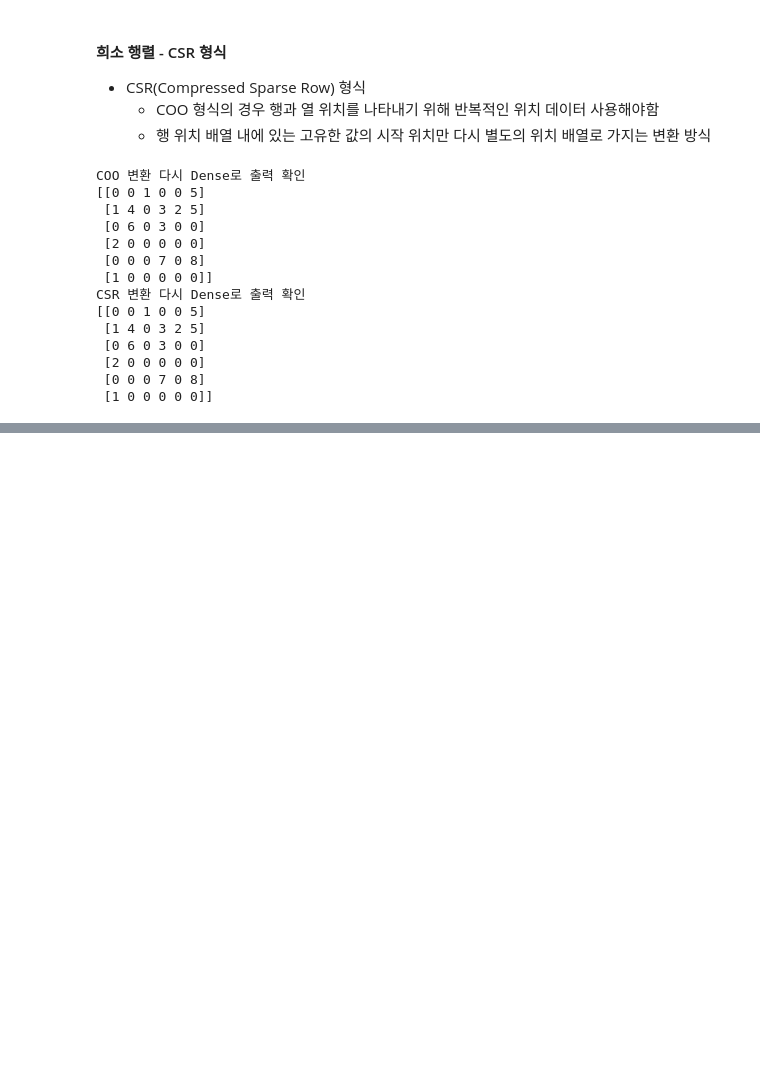
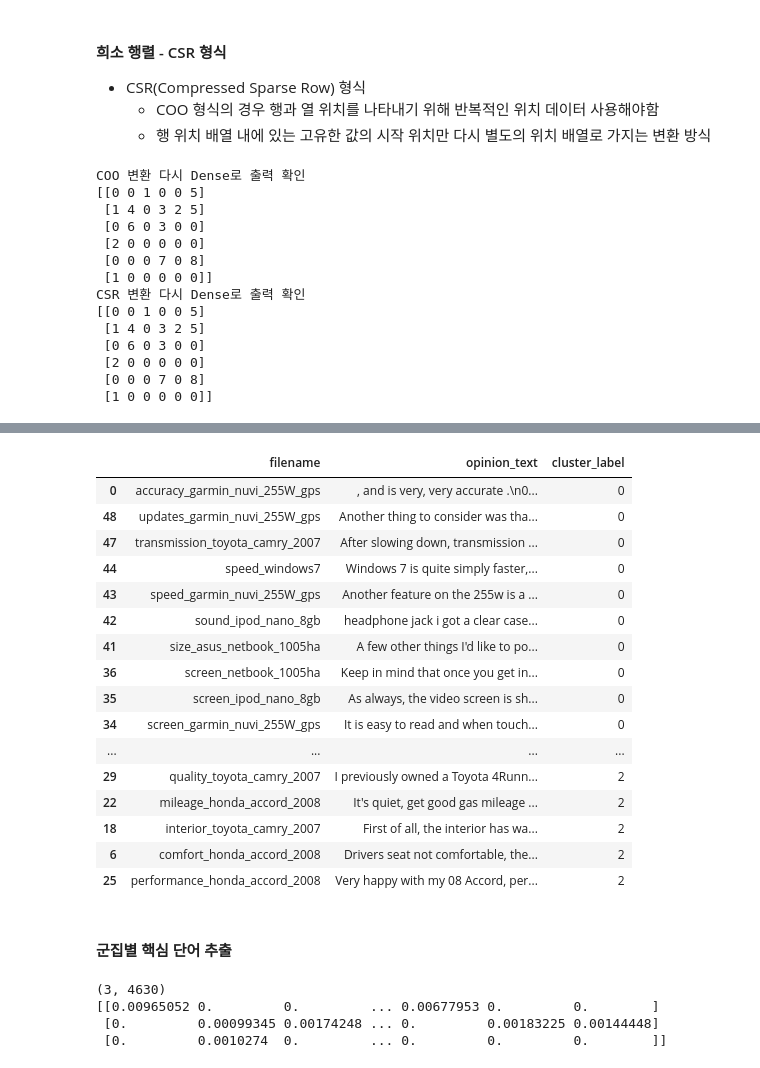
Before and after one commit to alsrud2298/Data-Analysis-Study, a Jupyter notebook: 파이썬 머신러닝 완벽가이드/08_텍스트 분석.ipynb, the cells around one changed output, grey strips where cells are left out. Drawn from its saved outputs; the diff is of its cells as text; code cells hidden in the pictures; blank space fills up the shorter version.

```diff
--- a/파이썬 머신러닝 완벽가이드/08_텍스트 분석.ipynb
+++ b/파이썬 머신러닝 완벽가이드/08_텍스트 분석.ipynb
@@ -287,0 +948,39 @@ csr = sparse.csr_matrix(dense3)
+# %%
+# 중심개수 3개로 낮춰 군집화
+km_cluster = KMeans(n_clusters=3, max_iter=10000, random_state=0)
+km_cluster.fit(feature_vect)
+cluster_label = km_cluster.labels_
+
+document_df['cluster_label'] = cluster_label
+document_df.sort_values(by='cluster_label')
+# %% [output]
+|  | filename | opinion_text | cluster_label |
+| 0 | accuracy_garmin_nuvi_255W_gps | , and is very, very accurate .\n0... | 0 |
+| 48 | updates_garmin_nuvi_255W_gps | Another thing to consider was tha... | 0 |
+| 47 | transmission_toyota_camry_2007 | After slowing down, transmission ... | 0 |
+| 44 | speed_windows7 | Windows 7 is quite simply faster,... | 0 |
+| 43 | speed_garmin_nuvi_255W_gps | Another feature on the 255w is a ... | 0 |
+| 42 | sound_ipod_nano_8gb | headphone jack i got a clear case... | 0 |
+| 41 | size_asus_netbook_1005ha | A few other things I'd like to po... | 0 |
+| 36 | screen_netbook_1005ha | Keep in mind that once you get in... | 0 |
+| 35 | screen_ipod_nano_8gb | As always, the video screen is sh... | 0 |
+| 34 | screen_garmin_nuvi_255W_gps | It is easy to read and when touch... | 0 |
+| ... | ... | ... | ... |
+| 29 | quality_toyota_camry_2007 | I previously owned a Toyota 4Runn... | 2 |
+| 22 | mileage_honda_accord_2008 | It's quiet, get good gas mileage ... | 2 |
+| 18 | interior_toyota_camry_2007 | First of all, the interior has wa... | 2 |
+| 6 | comfort_honda_accord_2008 | Drivers seat not comfortable, the... | 2 |
+| 25 | performance_honda_accord_2008 | Very happy with my 08 Accord, per... | 2 |
+# %% [markdown]
+#### 군집별 핵심 단어 추출
+# %%
+cluster_centers = km_cluster.cluster_centers_
+print(cluster_centers.shape)
+print(cluster_centers)
+# 군집 3개, word 피처가 4630 개로 구성되었음
+# 1에 가까울수록 중심과 가까운 값임
+# %% [output]
+(3, 4630)
+[[0.00965052 0.         0.         ... 0.00677953 0.         0.        ]
+ [0.         0.00099345 0.00174248 ... 0.         0.00183225 0.00144448]
+ [0.         0.0010274  0.         ... 0.         0.         0.        ]]
```
Also changed, not shown: parts of 74 cells of this notebook.
